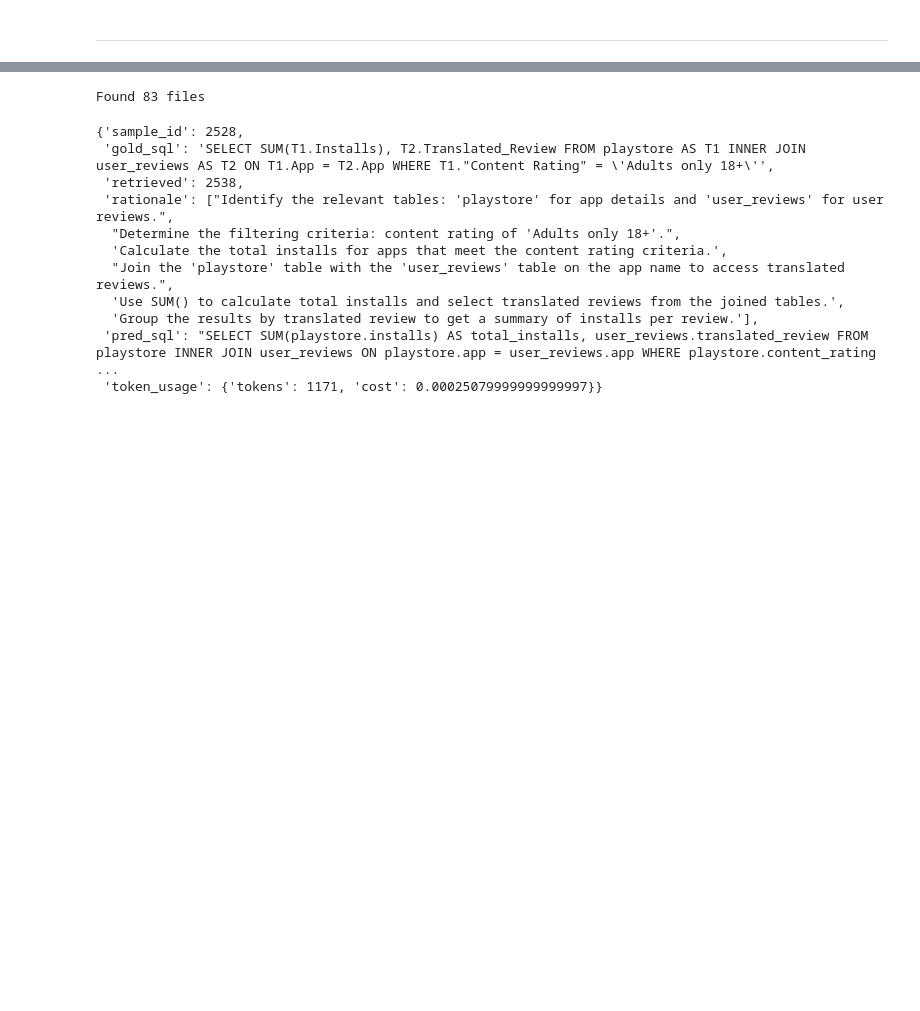
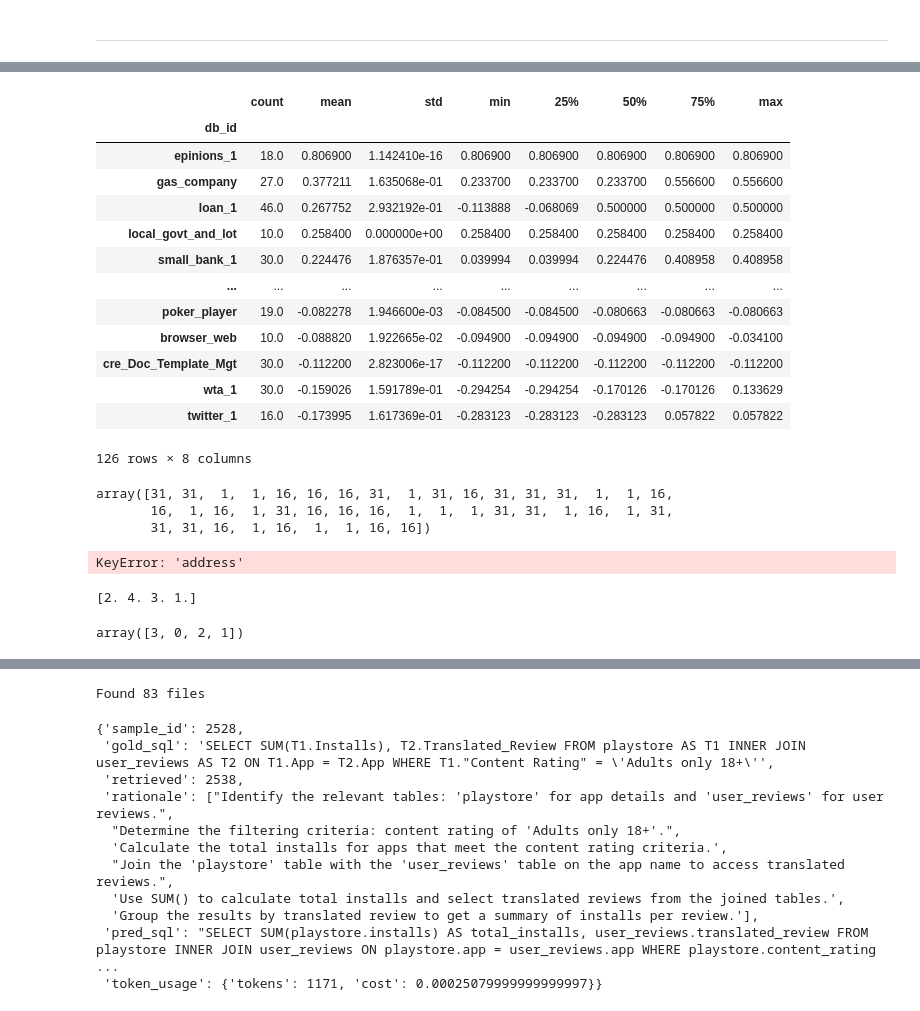
Before and after one commit to simonjisu/BusinessObjects, a Jupyter notebook: run_sql.ipynb, the cells around one changed output, grey strips where cells are left out. Cells and saved outputs as stored; diff of their text form; code cells hidden in the pictures; blank space fills up the shorter version.

```diff
--- a/run_sql.ipynb
+++ b/run_sql.ipynb
@@ -100,3 +141,22 @@ tables, *_ = load_raw_data(proj_path / 'data' / ds, load_test=False)
 with (proj_path / 'data' / description_file).open() as f:
     all_descriptions = json.load(f)
 tables = process_all_tables(tables, descriptions=all_descriptions)
+# %%
+all_results = []
+for p in eval_path.glob(f'{ds}_{typ}_*.json'):
+    with p.open() as f:
+        all_results.extend(json.load(f))
+# %%
+df_base = pd.read_csv(experiment_folder / 'evals' / 'zero_shot' / f'{ds}_{typ}.csv')
+df_bo = pd.read_csv(experiment_folder / 'evals' / 'valid_bo' / f'{ds}_{typ}.csv')
+# %%
+df_cates = df_base.groupby('db_id')['gold_complexity'].apply(_get_categories).rename('category').apply(_format_interval)
+df_base = pd.merge(df_base, df_cates.reset_index('db_id', drop=True), left_index=True, right_index=True)
+
+df = pd.merge(
+    left=df_bo,
+    right=df_base,
+    how='inner',
+    on=['db_id', 'sample_id', 'gold_complexity'],
+    suffixes=('_bo', '_base')
+)
@@ -102,0 +179,12 @@ tables = process_all_tables(tables, descriptions=all_descriptions)
+# %%
+group_column = ['db_id', 'retrieved'] # ,
+execution_improvement = df.groupby(group_column)[['exec_result_base', 'exec_result_bo']].sum().diff(axis=1)['exec_result_bo'].rename('execution_improvement')
+merit_structural = df.groupby(group_column)[['structural_score_base', 'structural_score_bo']].mean().diff(axis=1)['structural_score_bo'].rename('merit_structural')
+merit_semantic = df.groupby(group_column)[['semantic_score_base', 'semantic_score_bo']].mean().diff(axis=1)['semantic_score_bo'].rename('merit_semantic')
+merit = df.groupby(group_column)[['f1_score_base', 'f1_score_bo']].mean().diff(axis=1)['f1_score_bo'].rename('merit')
+
+ranks = merit.reset_index().groupby(['db_id'])['merit'].rank(method='first', ascending=False).rename('rank').astype(np.int64)
+merit = pd.concat([merit.reset_index(), ranks], axis=1)
+merit_by_rank = merit.sort_values(by=['db_id', 'rank'], ascending=True)
+
+# merit.head()
@@ -102,0 +266,17 @@ tables = process_all_tables(tables, descriptions=all_descriptions)
+# %%
+merit.groupby('db_id')['merit'].describe().sort_values('mean', ascending=False)
+# %% [output]
+|  | count | mean | std | min | 25% | 50% | 75% | max |
+| db_id |  |  |  |  |  |  |  |  |
+| epinions_1 | 18.0 | 0.806900 | 1.142410e-16 | 0.806900 | 0.806900 | 0.806900 | 0.806900 | 0.806900 |
+| gas_company | 27.0 | 0.377211 | 1.635068e-01 | 0.233700 | 0.233700 | 0.233700 | 0.556600 | 0.556600 |
+| loan_1 | 46.0 | 0.267752 | 2.932192e-01 | -0.113888 | -0.068069 | 0.500000 | 0.500000 | 0.500000 |
+| local_govt_and_lot | 10.0 | 0.258400 | 0.000000e+00 | 0.258400 | 0.258400 | 0.258400 | 0.258400 | 0.258400 |
+| small_bank_1 | 30.0 | 0.224476 | 1.876357e-01 | 0.039994 | 0.039994 | 0.224476 | 0.408958 | 0.408958 |
+| ... | ... | ... | ... | ... | ... | ... | ... | ... |
+| poker_player | 19.0 | -0.082278 | 1.946600e-03 | -0.084500 | -0.084500 | -0.080663 | -0.080663 | -0.080663 |
+| browser_web | 10.0 | -0.088820 | 1.922665e-02 | -0.094900 | -0.094900 | -0.094900 | -0.094900 | -0.034100 |
+| cre_Doc_Template_Mgt | 30.0 | -0.112200 | 2.823006e-17 | -0.112200 | -0.112200 | -0.112200 | -0.112200 | -0.112200 |
+| wta_1 | 30.0 | -0.159026 | 1.591789e-01 | -0.294254 | -0.294254 | -0.170126 | -0.170126 | 0.133629 |
+| twitter_1 | 16.0 | -0.173995 | 1.617369e-01 | -0.283123 | -0.283123 | -0.283123 | 0.057822 | 0.057822 |
+126 rows × 8 columns
@@ -102,0 +287,18 @@ tables = process_all_tables(tables, descriptions=all_descriptions)
+# %%
+df_rank.loc['activity_1']
+# %% [output]
+array([31, 31,  1,  1, 16, 16, 16, 31,  1, 31, 16, 31, 31, 31,  1,  1, 16,
+       16,  1, 16,  1, 31, 16, 16, 16,  1,  1,  1, 31, 31,  1, 16,  1, 31,
+       31, 31, 16,  1, 16,  1,  1, 16, 16])
+# %%
+df_rank.loc
+# %% [output]
+KeyError: 'address'
+# %%
+x = np.array([2, -1, 0, 3])
+rank = rankdata(-x, method='average')
+print(rank)
+np.argsort(rank)
+# %% [output]
+[2. 4. 3. 1.]
+array([3, 0, 2, 1])
```
Also changed, not shown: parts of 58 cells of this notebook, 2 other files.
